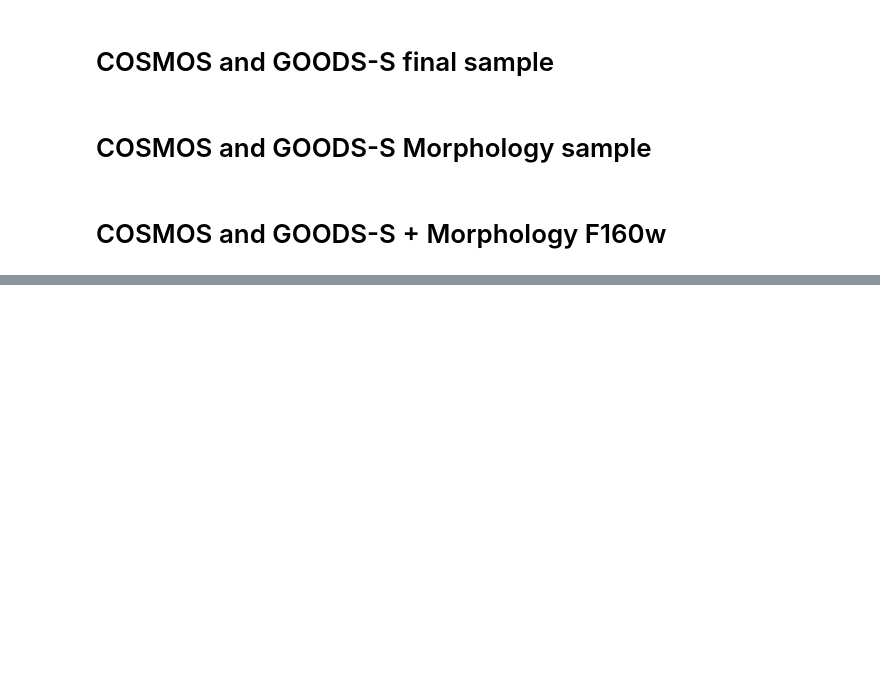
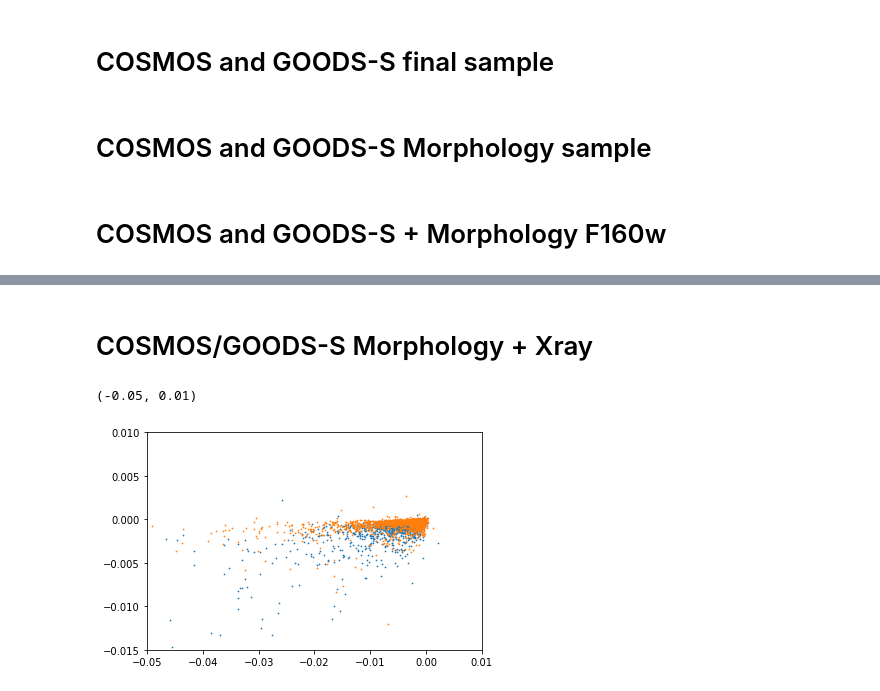
Before and after one commit to Jurgenvilla/Dust_Attenuation, a Jupyter notebook: Morphology-Xray_sample.ipynb, the cells around one changed output, grey strips where cells are left out. Drawn from its saved outputs; the diff is of its cells as text; code cells hidden in the pictures; blank space fills up the shorter version.

```diff
--- a/Morphology-Xray_sample.ipynb
+++ b/Morphology-Xray_sample.ipynb
@@ -137,0 +290,2 @@ plt.scatter()
+# %% [markdown]
+# COSMOS/GOODS-S Morphology + Xray
@@ -137,0 +307,10 @@ plt.scatter()
+# %%
+plt.scatter(goodss['redshift']*(goodss['hst.wfc.F606W']-goodss['hst.wfc3.F125W']),\
+            goodss['redshift']*(goodss['UVIMOS']-goodss['hst.wfc.F606W']), s = 0.5)
+plt.scatter(cosmos['redshift']*(cosmos['subaru.suprime.V']-cosmos['UKIRT_WFCJ']),\
+            cosmos['redshift']*(cosmos['cfht.megacam.u']-cosmos['subaru.suprime.V']), s = 0.5)
+plt.ylim(-0.015, 0.010)
+plt.xlim(-0.05, 0.010)
+# %% [output]
+(-0.05, 0.01)
+[figure, added]
```
Also changed, not shown: parts of 13 cells of this notebook, 1 other file.
